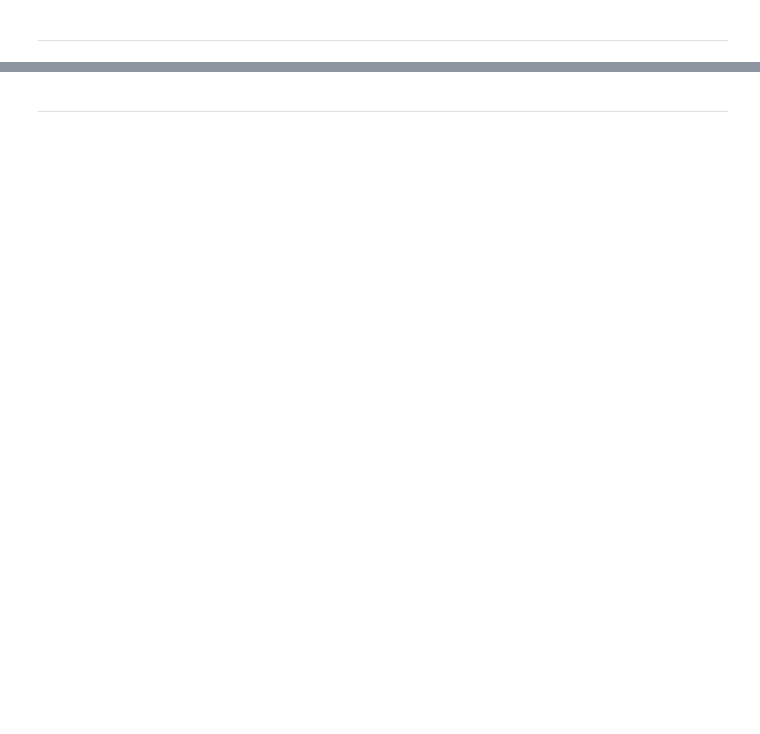
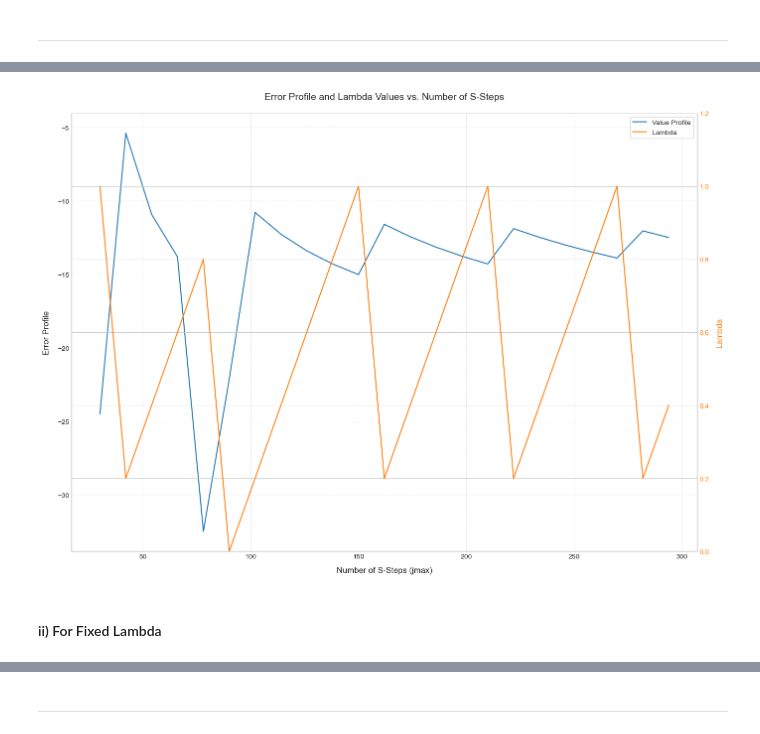
Before and after one commit to yadvesh28/Complex_Derivatives_Valuation_Projects, a Jupyter notebook: Project_3/PROJECT3.DESAIk_KALRAm_YADAVy.ipynb, the cells around one changed output, grey strips where cells are left out. Cells and saved outputs as stored; diff of their text form; code cells hidden in the pictures; blank space fills up the shorter version.

```diff
--- a/Project_3/PROJECT3.DESAIk_KALRAm_YADAVy.ipynb
+++ b/Project_3/PROJECT3.DESAIk_KALRAm_YADAVy.ipynb
@@ -424,7 +379,0 @@ print(len(M), M)
-# %%
-# Coupon diff dates to get the discounting date factor moving from redemption/coupon dates to observation dates
-cpn_diff = []
-for i in range(len(cpn_rdm_dates)):
-    diff = get_year_fraction(observation_dates[i+1], cpn_rdm_dates[i])
-    print(f"The difference between {observation_dates[i+1]} and {cpn_rdm_dates[i]} is: {diff}")
-    cpn_diff.append(diff)
@@ -701,0 +563,8 @@ df_n_sim
+# %%
+jmaxmin = 30
+jmaxmax = 300
+jmaxstep = 12
+i_min = (jmaxmax**2)*(sig_max**2)*T
+coef = np.ceil(i_min/tot_days)
+i_max_calc = coef*tot_days
+expfd_result_var, note_val = note_value(S0=S0, K=KI, T=547/365, r1=r1, r2=r2, D=D, sig=sig, SU=SU, jmaxmin=jmaxmin, jmaxmax=jmaxmax+1, jmaxstep=jmaxstep, imax=i_max_calc, cpn=cpn)
@@ -701,0 +591,6 @@ df_n_sim
+# %%
+# craete a dataframe for error analysis
+df = pd.DataFrame.from_dict(expfd_result_var)
+# %%
+# calculating teh errors
+df['error_exp'] = df["EXP"] - 977.75
@@ -701,0 +617,27 @@ df_n_sim
+# %%
+# plotting teh graph
+plt.style.use('seaborn-v0_8-whitegrid')
+fig, ax1 = plt.subplots(figsize=(14, 10), facecolor='white')
+ax1.set_facecolor('white')
+line1 = ax1.plot(df['S_steps'], df['error_exp'], '-', linewidth=1.5, color='#1f77b4', label='Value Profile')
+ax1.grid(True, linestyle='--', alpha=0.7, linewidth=0.5)
+ax2 = ax1.twinx()
+line2 = ax2.plot(df['S_steps'], df['Lambda'], '-', linewidth=1.5, color='#ff7f0e', label='Lambda')
+ax1.set_xlabel('Number of S-Steps (jmax)', fontsize=12, labelpad=10)
+ax1.set_ylabel('Error Profile', fontsize=12, labelpad=10)
+ax2.set_ylabel('Lambda', fontsize=12, labelpad=10, color='#ff7f0e')
+ax1.spines['top'].set_visible(False)
+ax2.spines['top'].set_visible(False)
+ax1.tick_params(axis='both', which='major', labelsize=10)
+ax2.tick_params(axis='y', which='major', labelsize=10, colors='#ff7f0e')
+ax2.set_ylim(0, 1.2)
+plt.title('Error Profile and Lambda Values vs. Number of S-Steps', fontsize=14, pad=20)
+lines = line1 + line2
+labels = [l.get_label() for l in lines]
+ax1.legend(lines, labels, loc='upper right', frameon=True, fancybox=True, framealpha=0.8, fontsize=10)
+plt.tight_layout()
+plt.show()
+# %% [output]
+[figure, added]
+# %% [markdown]
+#### ii) For Fixed Lambda
```
Also changed, not shown: parts of 72 cells of this notebook, 2 other files.
